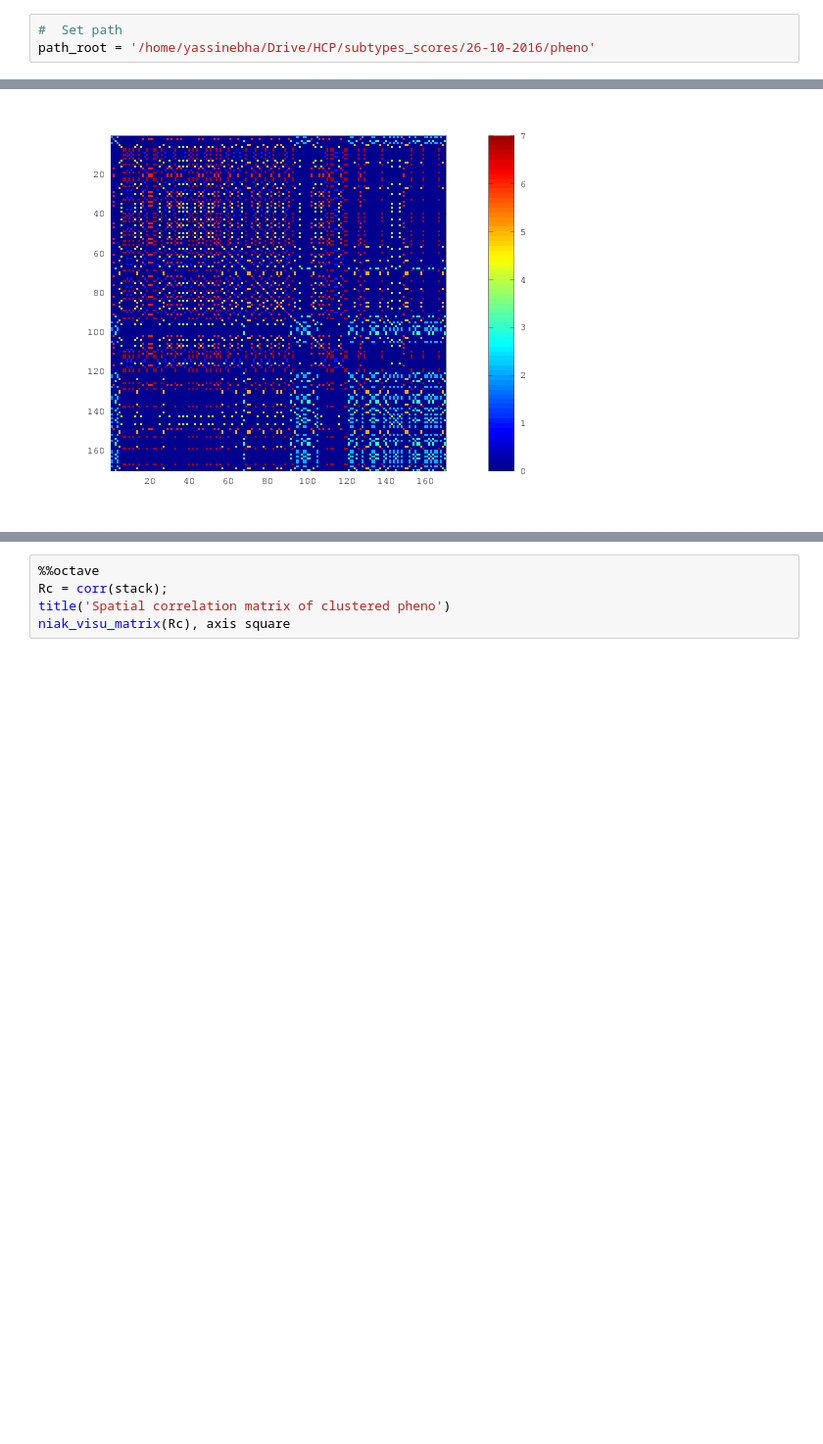
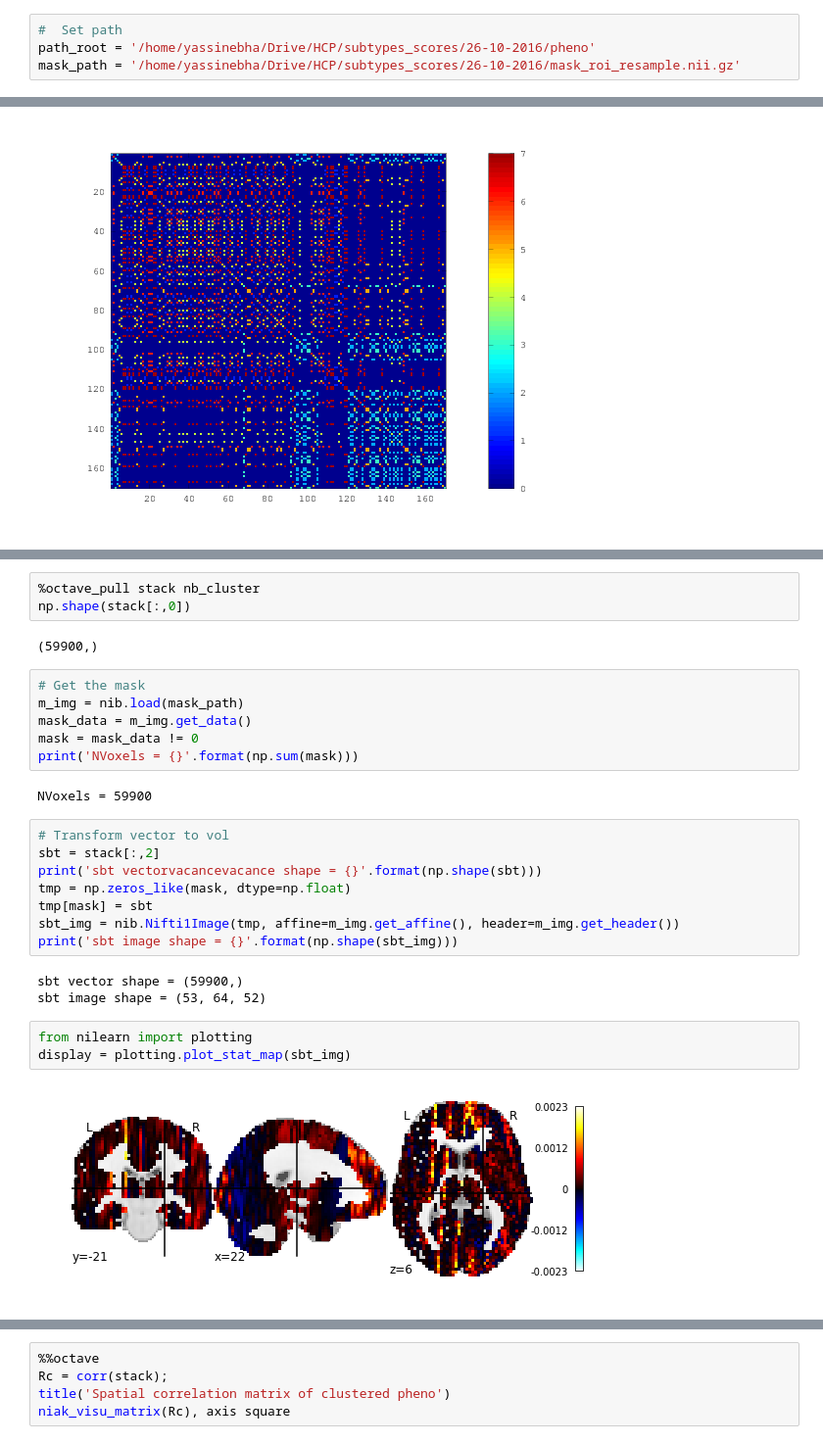
Before and after one commit to SIMEXP/hcp, a Jupyter notebook: hcp_clustering_subtype_all_task.ipynb, the cells around one changed output, grey strips where cells are left out. Shown at 98% size. Cells and saved outputs as stored; diff of their text form; blank space fills up the shorter version.

Commit message:
building volume from clusterd subtype

```diff
--- a/hcp_clustering_subtype_all_task.ipynb
+++ b/hcp_clustering_subtype_all_task.ipynb
@@ -23,6 +24,7 @@ Adding library psom to the search path.
 # %%
 #  Set path
 path_root = '/home/yassinebha/Drive/HCP/subtypes_scores/26-10-2016/pheno'
+mask_path = '/home/yassinebha/Drive/HCP/subtypes_scores/26-10-2016/mask_roi_resample.nii.gz'
 # %%
 df_stack = pd.read_csv(os.path.join(path_root,'all_subtype_stack.csv'))
 # %%
@@ -183 +177,30 @@ Cluster 1:
 ... (165 outputs left out)
+# %%
+%octave_pull stack nb_cluster
+np.shape(stack[:,0])
+# %% [output]
+(59900,)
+# %%
+# Get the mask
+m_img = nib.load(mask_path)
+mask_data = m_img.get_data()
+mask = mask_data != 0
+print('NVoxels = {}'.format(np.sum(mask)))
+# %% [output]
+NVoxels = 59900
+# %%
+# Transform vector to vol
+sbt = stack[:,2]
+print('sbt vectorvacancevacance shape = {}'.format(np.shape(sbt)))
+tmp = np.zeros_like(mask, dtype=np.float)
+tmp[mask] = sbt
+sbt_img = nib.Nifti1Image(tmp, affine=m_img.get_affine(), header=m_img.get_header())
+print('sbt image shape = {}'.format(np.shape(sbt_img)))
+# %% [output]
+sbt vector shape = (59900,)
+sbt image shape = (53, 64, 52)
+# %%
+from nilearn import plotting
+display = plotting.plot_stat_map(sbt_img)
+# %% [output]
+[figure, added]
```
Also changed, not shown: parts of 8 cells of this notebook, 1 other file.
